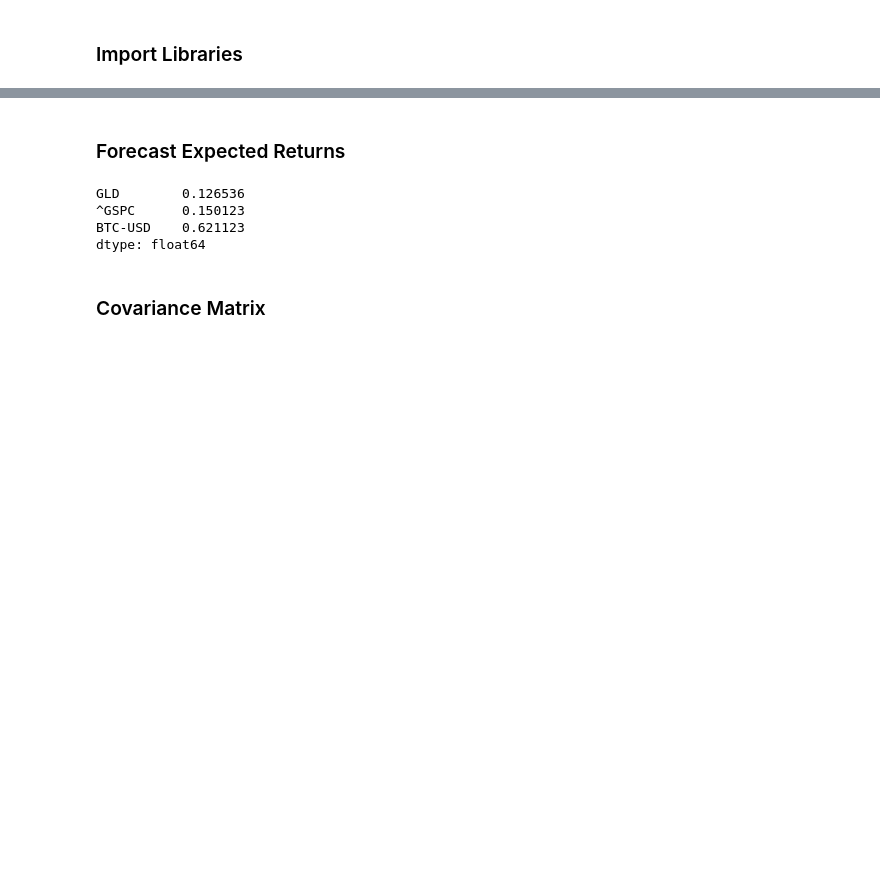
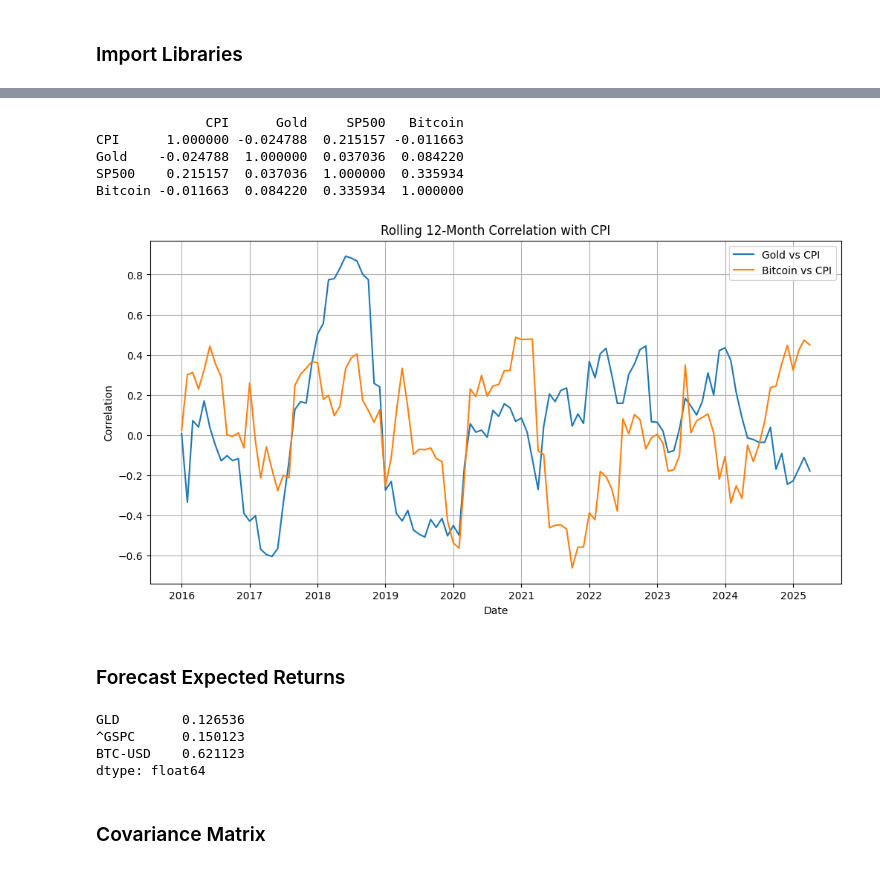
Before and after one commit to alexmcmullen80/BitcoinVsInflation, a Jupyter notebook: bitcoin.ipynb, the cells around one changed output, grey strips where cells are left out. Saved outputs shown, nothing was run; the diff lists cells and outputs as text; code cells hidden in the pictures; blank space fills up the shorter version.

```diff
--- a/bitcoin.ipynb
+++ b/bitcoin.ipynb
@@ -72,3 +136,30 @@ log_returns
+# %%
+#print(returns[['Gold', 'SP500', 'Bitcoin']].corrwith(returns['CPI']))
+print(returns[['CPI', 'Gold', 'SP500', 'Bitcoin']].corr())
+# returns[['CPI', 'Gold', 'SP500', 'Bitcoin']].plot(figsize=(12,6), title="Asset Returns vs Inflation")
+
+plt.figure(figsize=(12,6))
+
+# Plot rolling correlations with labels
+rolling_corr_gold = returns['Gold'].rolling(window=12).corr(returns['CPI'])
+rolling_corr_bitcoin = returns['Bitcoin'].rolling(window=12).corr(returns['CPI'])
+
+plt.plot(rolling_corr_gold, label='Gold vs CPI')
+plt.plot(rolling_corr_bitcoin, label='Bitcoin vs CPI')
+
+plt.title('Rolling 12-Month Correlation with CPI')
+plt.xlabel('Date')
+plt.ylabel('Correlation')
+plt.legend()
+plt.grid(True)
+plt.show()
+# %% [output]
+              CPI      Gold     SP500   Bitcoin
+CPI      1.000000 -0.024788  0.215157 -0.011663
+Gold    -0.024788  1.000000  0.037036  0.084220
+SP500    0.215157  0.037036  1.000000  0.335934
+Bitcoin -0.011663  0.084220  0.335934  1.000000
+[figure, added]
 # %% [markdown]
 ### Forecast Expected Returns
 # %%
```
Also changed, not shown: parts of 7 cells of this notebook, 1 other file.
